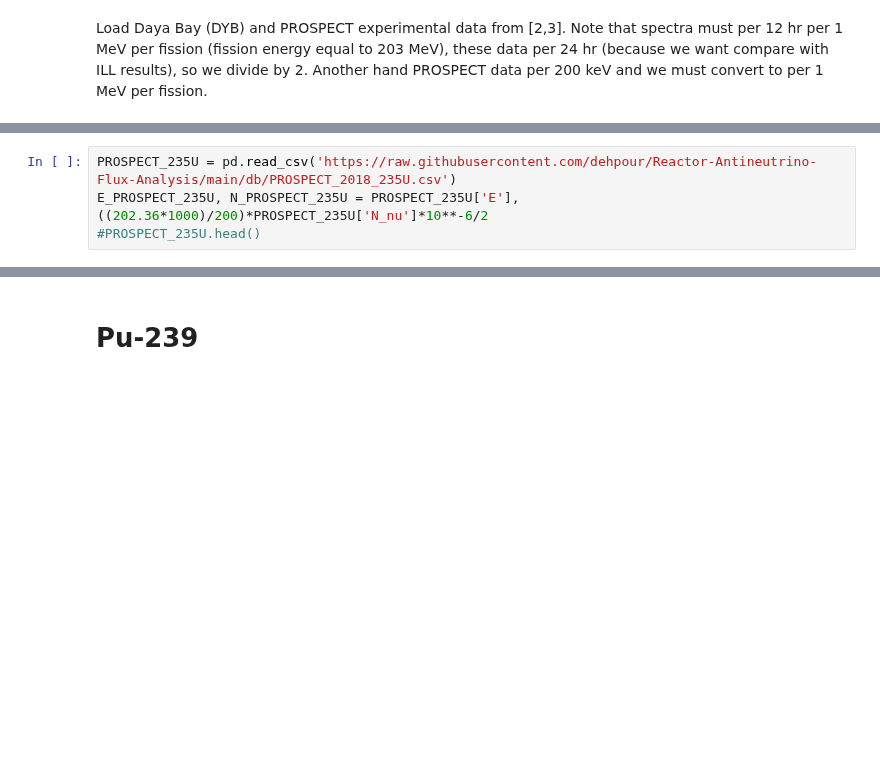
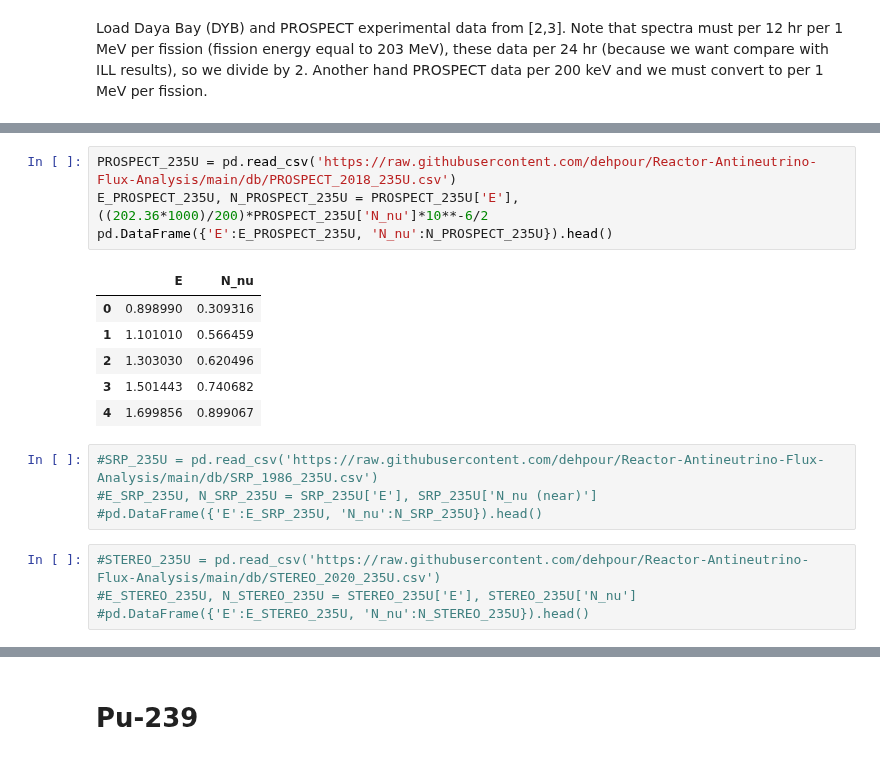
Before and after one commit to dehpour/Reactor-Antineutrino-Flux-Analysis, a Jupyter notebook: ILL's Phenomenological Model Predicted Antineutrino Flux Compare with Recently Observations.ipynb, the cells around one changed output, grey strips where cells are left out. Cells and saved outputs as stored; diff of their text form; blank space fills up the shorter version.

```diff
--- a/ILL's Phenomenological Model Predicted Antineutrino Flux Compare with Recently Observations.ipynb
+++ b/ILL's Phenomenological Model Predicted Antineutrino Flux Compare with Recently Observations.ipynb
@@ -42,4 +49,19 @@ E_DYB_235U, N_DYB_235U = DYB_235U['E'], DYB_235U['N_nu']/2
 # %%
 PROSPECT_235U = pd.read_csv('https://raw.githubusercontent.com/dehpour/Reactor-Antineutrino-Flux-Analysis/main/db/PROSPECT_2018_235U.csv')
 E_PROSPECT_235U, N_PROSPECT_235U = PROSPECT_235U['E'], ((202.36*1000)/200)*PROSPECT_235U['N_nu']*10**-6/2
-#PROSPECT_235U.head()
+pd.DataFrame({'E':E_PROSPECT_235U, 'N_nu':N_PROSPECT_235U}).head()
+# %% [output]
+|  | E | N_nu |
+| 0 | 0.898990 | 0.309316 |
+| 1 | 1.101010 | 0.566459 |
+| 2 | 1.303030 | 0.620496 |
+| 3 | 1.501443 | 0.740682 |
+| 4 | 1.699856 | 0.899067 |
+# %%
+#SRP_235U = pd.read_csv('https://raw.githubusercontent.com/dehpour/Reactor-Antineutrino-Flux-Analysis/main/db/SRP_1986_235U.csv')
+#E_SRP_235U, N_SRP_235U = SRP_235U['E'], SRP_235U['N_nu (near)']
+#pd.DataFrame({'E':E_SRP_235U, 'N_nu':N_SRP_235U}).head()
+# %%
+#STEREO_235U = pd.read_csv('https://raw.githubusercontent.com/dehpour/Reactor-Antineutrino-Flux-Analysis/main/db/STEREO_2020_235U.csv')
+#E_STEREO_235U, N_STEREO_235U = STEREO_235U['E'], STEREO_235U['N_nu']
+#pd.DataFrame({'E':E_STEREO_235U, 'N_nu':N_STEREO_235U}).head()
```
Also changed, not shown: parts of 12 cells of this notebook.
